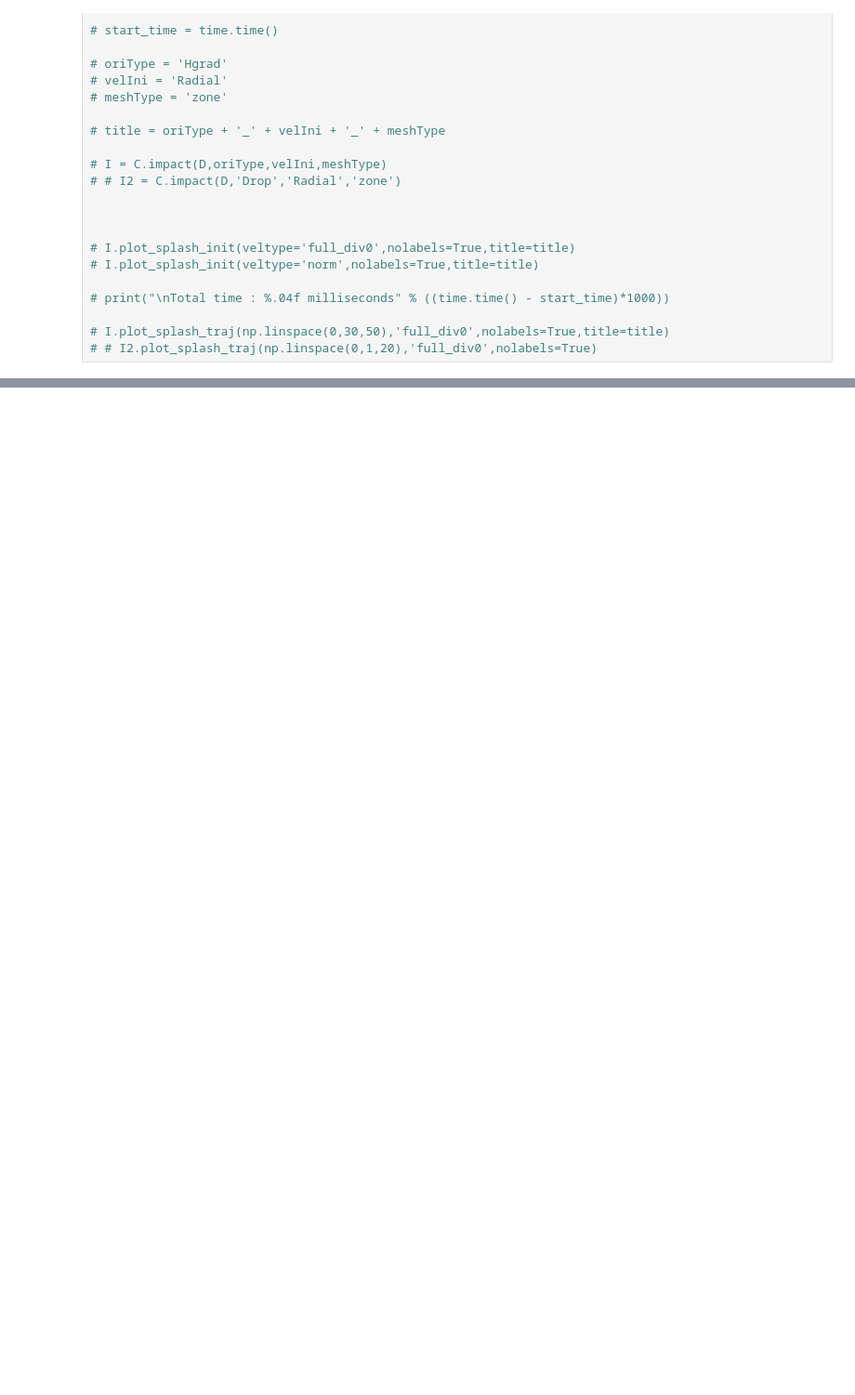
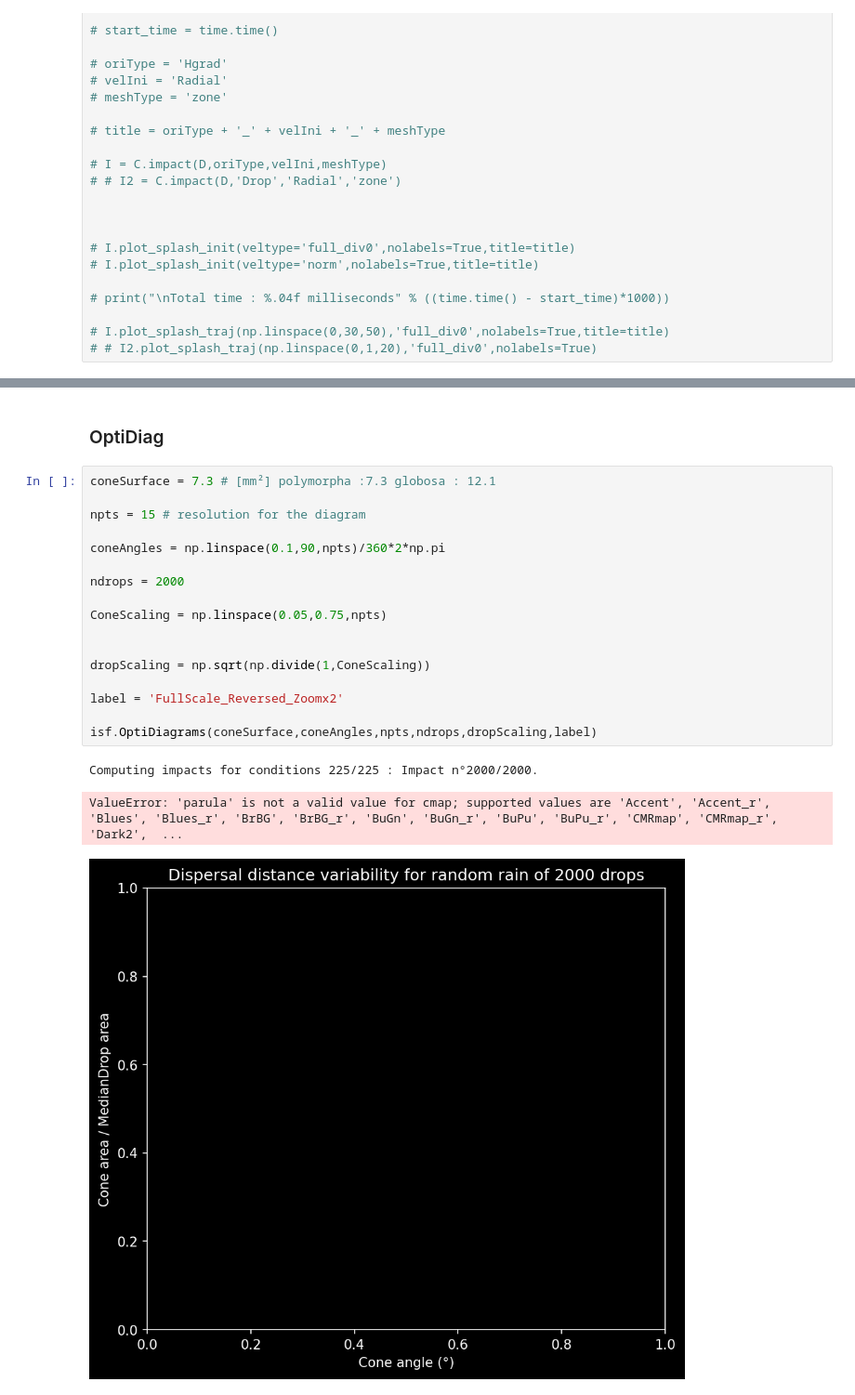
Before and after one commit to VLaplaud-Biophysics/DropProject_JupyNBs, a Jupyter notebook: TheoryBis.ipynb, the cells around one changed output, grey strips where cells are left out. Shown at 93% size. Drawn from its saved outputs; the diff is of its cells as text; blank space fills up the shorter version.

Commit message:
Full3D geometry and movies

```diff
--- a/TheoryBis.ipynb
+++ b/TheoryBis.ipynb
@@ -169,0 +240,23 @@ ZeroDivisionError: Weights sum to zero, can't be normalized
+# %% [markdown]
+### OptiDiag
+# %%
+coneSurface = 7.3 # [mm²] polymorpha :7.3 globosa : 12.1
+
+npts = 15 # resolution for the diagram
+
+coneAngles = np.linspace(0.1,90,npts)/360*2*np.pi
+
+ndrops = 2000
+
+ConeScaling = np.linspace(0.05,0.75,npts)
+
+
+dropScaling = np.sqrt(np.divide(1,ConeScaling))
+
+label = 'FullScale_Reversed_Zoomx2'
+
+isf.OptiDiagrams(coneSurface,coneAngles,npts,ndrops,dropScaling,label)
+# %% [output]
+Computing impacts for conditions 225/225 : Impact n°2000/2000.
+ValueError: 'parula' is not a valid value for cmap; supported values are 'Accent', 'Accent_r', 'Blues', 'Blues_r', 'BrBG', 'BrBG_r', 'BuGn', 'BuGn_r', 'BuPu', 'BuPu_r', 'CMRmap', 'CMRmap_r', 'Dark2',  ...
+[figure, added]
```
Also changed, not shown: parts of 15 cells of this notebook, 5 other files.
